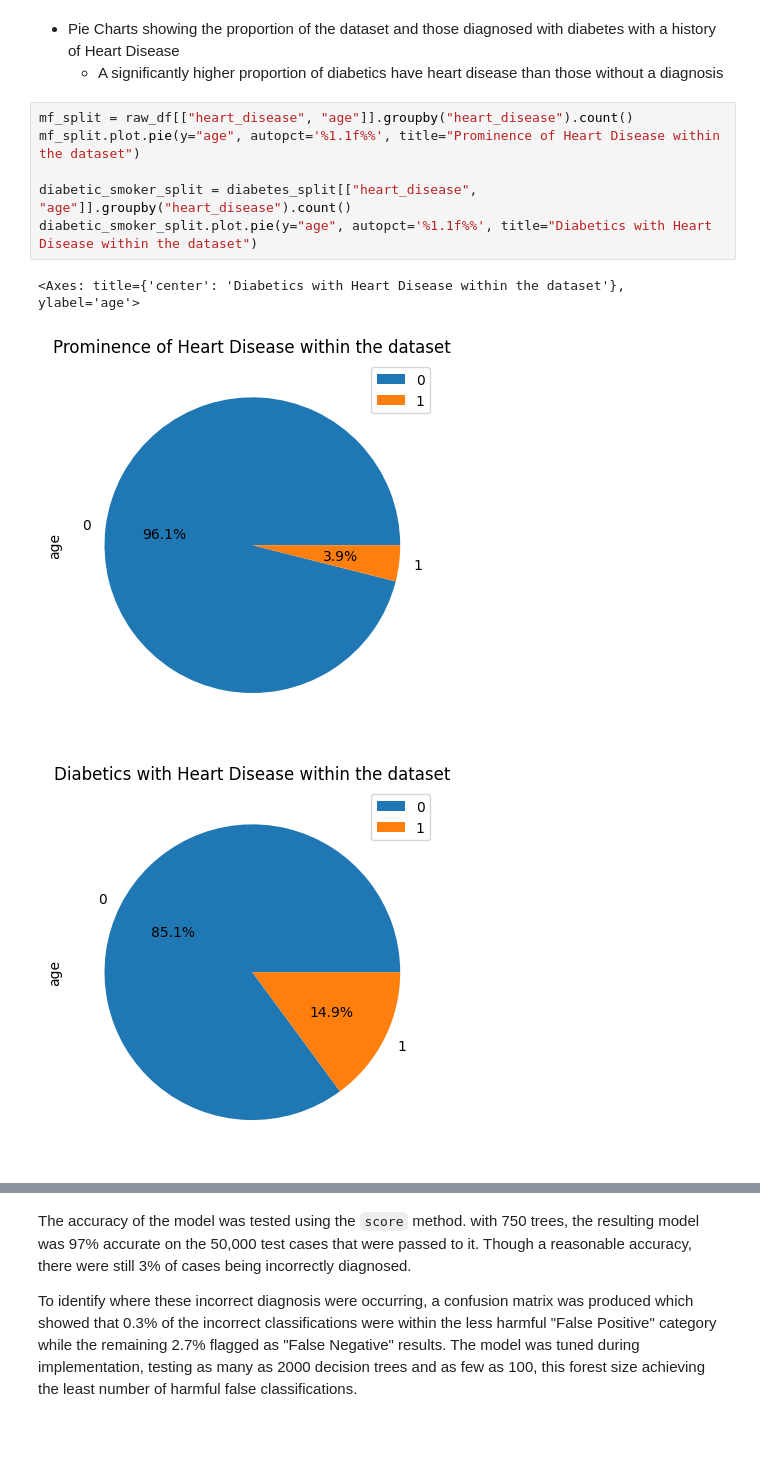
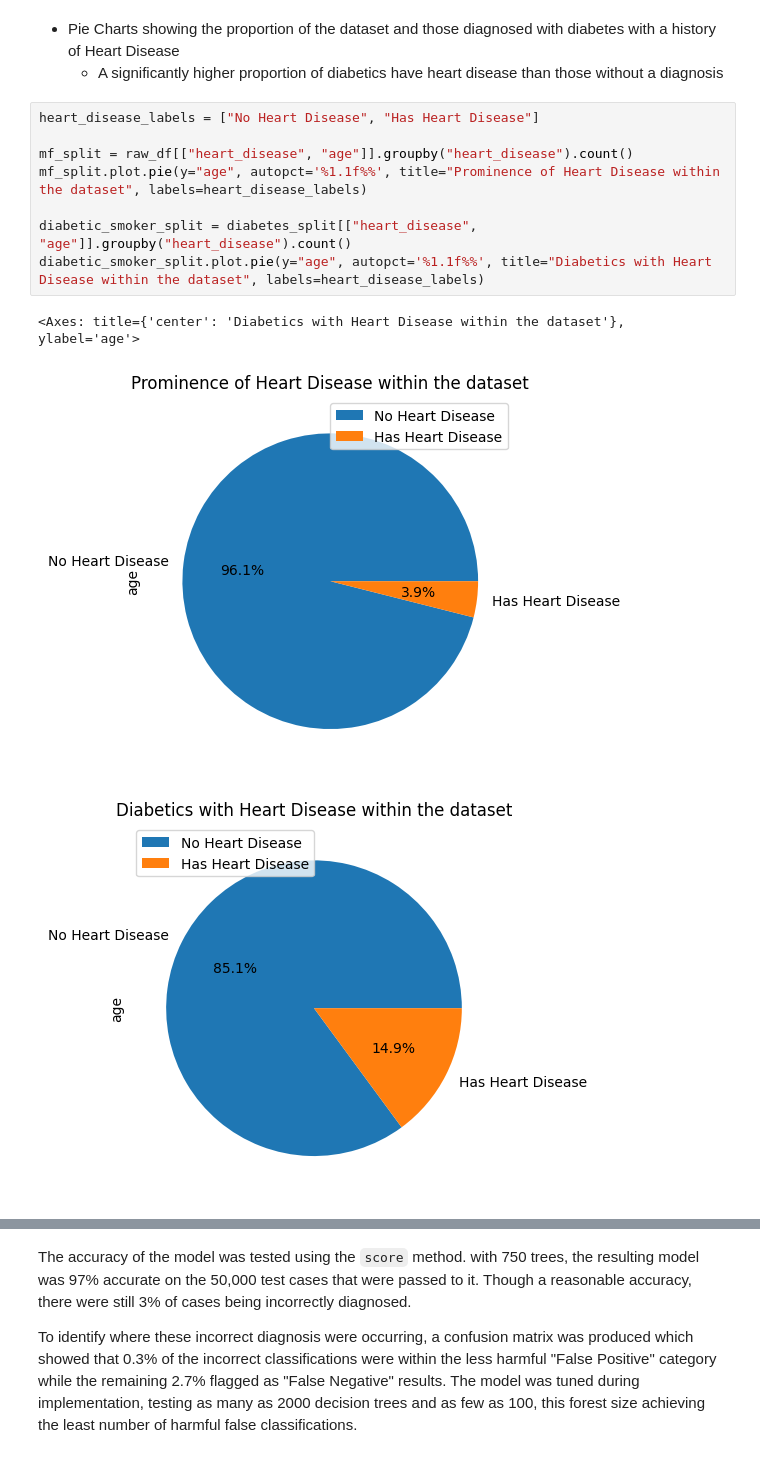
Before and after one commit to 40339093/22WSD574_ML_Coursework2, a Jupyter notebook: Coursework2.ipynb, the cells around one changed output, grey strips where cells are left out. Drawn from its saved outputs; the diff is of its cells as text.

```diff
--- a/Coursework2.ipynb
+++ b/Coursework2.ipynb
@@ -308,15 +317,17 @@ diabetic_smoker_split.plot.pie(y="age", autopct='%1.1f%%', title="Hypertensive D
 - Pie Charts showing the proportion of the dataset and those diagnosed with diabetes with a history of Heart Disease
   - A significantly higher proportion of diabetics have heart disease than those without a diagnosis
 # %%
+heart_disease_labels = ["No Heart Disease", "Has Heart Disease"]
+
 mf_split = raw_df[["heart_disease", "age"]].groupby("heart_disease").count()
-mf_split.plot.pie(y="age", autopct='%1.1f%%', title="Prominence of Heart Disease within the dataset")
+mf_split.plot.pie(y="age", autopct='%1.1f%%', title="Prominence of Heart Disease within the dataset", labels=heart_disease_labels)
 
 diabetic_smoker_split = diabetes_split[["heart_disease", "age"]].groupby("heart_disease").count()
-diabetic_smoker_split.plot.pie(y="age", autopct='%1.1f%%', title="Diabetics with Heart Disease within the dataset")
+diabetic_smoker_split.plot.pie(y="age", autopct='%1.1f%%', title="Diabetics with Heart Disease within the dataset", labels=heart_disease_labels)
 # %% [output]
 <Axes: title={'center': 'Diabetics with Heart Disease within the dataset'}, ylabel='age'>
-[figure, old version]
+[figure, new version]
-[figure, old version]
+[figure, new version]
 # %% [markdown]
 #### Visualisation Summary
 From the pivot table, charts and graphs above, it can be seen that though features such as BMI may be considered by doctors as key factors when diagnosing diabetes, they are not as significant when compared with the blood glucose and HbA1c levels which provide a clearer indication of diabetes or not. Additionally, other risk factors such as smoking history, hypertension and heart disease can be seen in the data as being more prominent in diabetics, however not present in the majority of participants, supporting a diagnosis but in themselves not being a significant factor.
```
Also changed, not shown: parts of 11 cells of this notebook.
